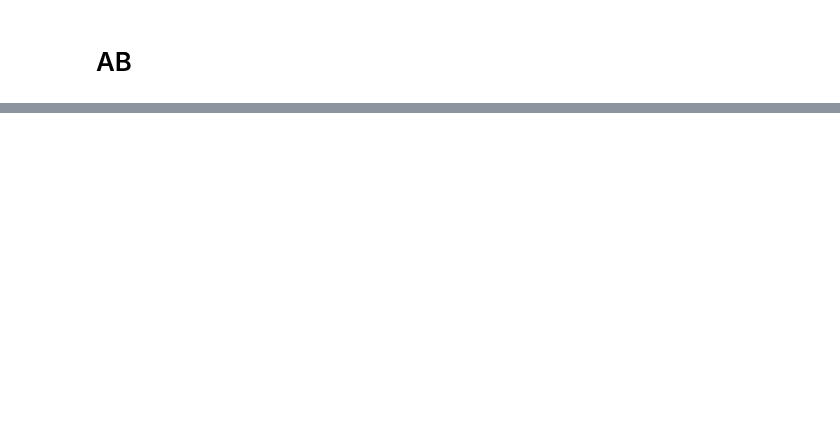
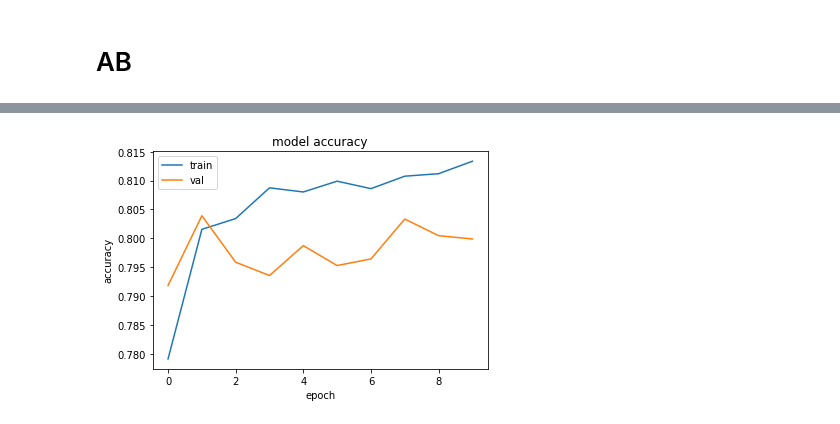
Before and after one commit to PatrickSVM/Spaceship-Titanic-Kaggle-Challenge, a Jupyter notebook: Spaceship_Titanic_Modeling.ipynb, the cells around one changed output, grey strips where cells are left out. Drawn from its saved outputs; the diff is of its cells as text; code cells hidden in the pictures; blank space fills up the shorter version.

```diff
--- a/Spaceship_Titanic_Modeling.ipynb
+++ b/Spaceship_Titanic_Modeling.ipynb
@@ -162,0 +477,35 @@ AB_sub.to_csv("./spaceship-titanic/AB.csv", index=False)
+# %%
+X, test, y = read_preprocess_titanic(cat_features=['HomePlanet', 'Destination', 'Deck', 'Side'],
+                                     drop_features=['PassengerId', 'Name', 'GroupPos', 'CabinNum', 'GroupID'],
+                                     bin_features={},
+                                     one_hot=True)
+
+# from feat imp, but got worse
+X = X.drop(['VIP', 'Alone', 'Deck_T', 'Side_Missing'], axis=1)
+test = test.drop(['VIP', 'Alone', 'Deck_T', 'Side_Missing'], axis=1)
+
+X.CryoSleep = X.CryoSleep.astype(int)
+X.NoExpenses = X.NoExpenses.astype(int)
+
+test.CryoSleep = test.CryoSleep.astype(int)
+test.NoExpenses = test.NoExpenses.astype(int)
+
+SC = StandardScaler().fit(X)
+X = SC.transform(X)
+test = SC.transform(test)
+# %%
+learning_rate = 0.005
+
+model = Sequential([
+  Dense(256, activation='relu'),
+  Dense(128, activation='relu'),
+  Dense(64, activation='relu'),
+  Dense(32, activation='relu'),
+  Dense(1, activation='sigmoid')
+])
+
+opt_adam = Adam(lr=learning_rate)
+
+model.compile(loss='binary_crossentropy', optimizer=opt_adam, metrics=['accuracy'])
+
+history = model.fit(X, y, batch_size=32, epochs=10, verbose=1, validation_split=0.2)
@@ -162,0 +535,11 @@ AB_sub.to_csv("./spaceship-titanic/AB.csv", index=False)
+# %%
+from matplotlib import pyplot as plt
+plt.plot(history.history['accuracy'])
+plt.plot(history.history['val_accuracy'])
+plt.title('model accuracy')
+plt.ylabel('accuracy')
+plt.xlabel('epoch')
+plt.legend(['train', 'val'], loc='upper left')
+plt.show()
+# %% [output]
+[figure, added]
```
Also changed, not shown: parts of 52 cells of this notebook, 9 other files.
